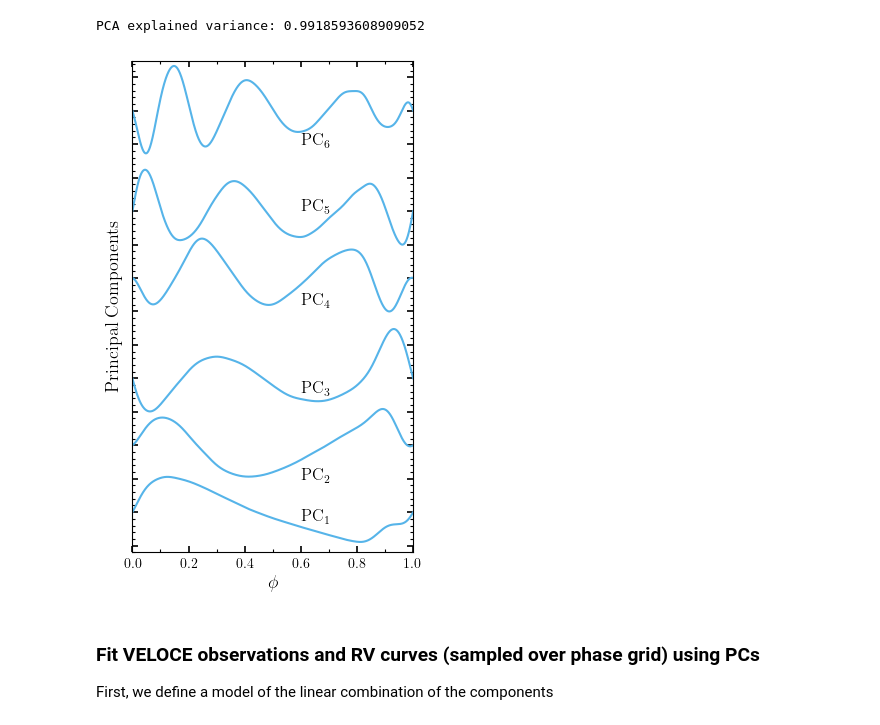
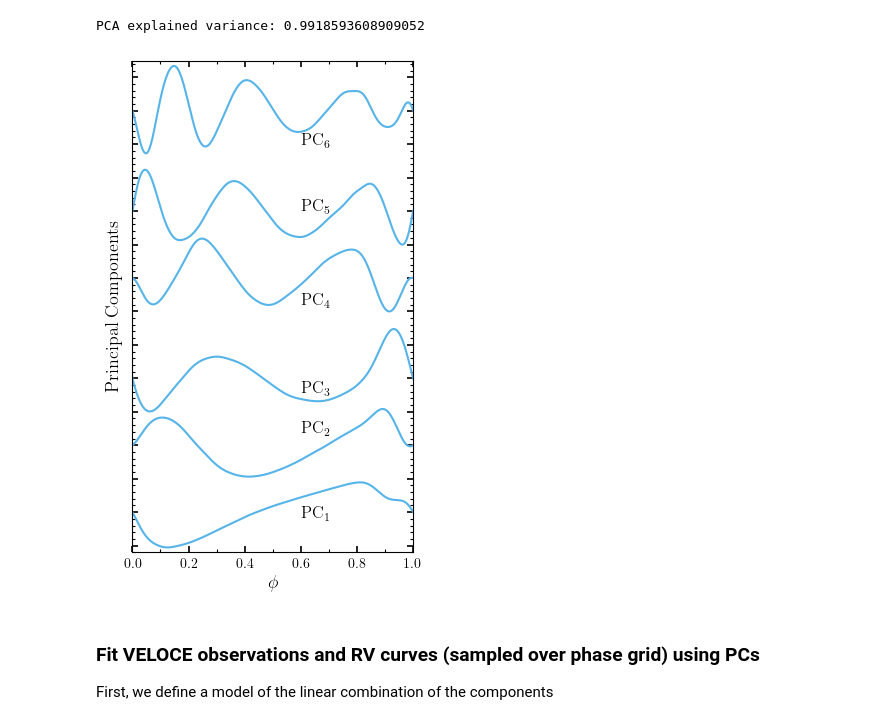
Before and after one commit to giordiviv/veloce-framework, a Jupyter notebook: notebooks/veloceIII_framework.ipynb, the cells around one changed output. Saved outputs shown, nothing was run; the diff lists cells and outputs as text; code cells hidden in the pictures.

```diff
--- a/notebooks/veloceIII_framework.ipynb
+++ b/notebooks/veloceIII_framework.ipynb
@@ -438,5 +443,5 @@ Set a path to save our results
 # %%
-saving_dir = Path(os.environ.get("RESULTS_DIR", "")).expanduser()
+saving_dir = Path(os.environ.get("RESULTS_DIR", "")).expanduser() / "veloce_III"
 saving_dir.mkdir(exist_ok=True)
 # %% [markdown]
 We divide the data in train and test set (15% test set)
@@ -451,9 +456,7 @@ idx_train, idx_test = train_test_split(
     random_state=40,
 )
 veloce_headers["SET"] = "train"
-for idx, _ in veloce_headers.iterrows():
-    if idx in idx_test:
-        veloce_headers.loc[idx, "SET"] = "test"
+veloce_headers.iloc[idx_test, veloce_headers.columns.get_loc("SET")] = "test"
 
 # Number of training and test samples
 n_train = np.sum(veloce_headers["SET"] == "train")
@@ -569,7 +618,4 @@ fig.savefig(saving_dir / "scaled_fourier_series.pdf")
 # %%
-pca = PCA(n_components=20, svd_solver="full")
-pca.fit(scaled_training_sample)
-
 # Plot the explained variance ratio
 width = 3.46
 height = width * 1.618 / 2
@@ -615,6 +661,8 @@ Number of components retained: 6
 pca = PCA(n_components=6, svd_solver="full")
 pca.fit(scaled_training_sample)
 print(f"PCA explained variance: {sum(pca.explained_variance_ratio_)}")  # noqa: T201
+pca.components_[0] *= -1
+# Changed sign to make a later comparison easier (Fourier ratios in VELOCE DR1)
 # %% [output]
 PCA explained variance: 0.9918593608909052
 # %%
@@ -633,41 +681,43 @@ for i, component in enumerate(pca.components_):
     )
 
     y = (component[600] + offset_plot_comp[i]) + 0.01
+    if i == 0:
+        y -= 0.04
     if i == 1:
-        y -= 0.04
+        y += 0.03
     if i == 3:  # noqa: PLR2004
         y -= 0.04
     if i == 4:  # noqa: PLR2004
         y += 0.03
     if i == 5:  # noqa: PLR2004
         y -= 0.03
 
     x = 0.6
 
     axs.text(
         x,
         y,
         r"$\rm{PC_" + str(i + 1) + "}$",
         fontsize=12,
         color=color_safe["black"],
         weight="heavy",
     )
 
 x_ticks = np.arange(-0.4, 1.6, 0.2)
 x_ticks_minor = np.arange(-0.4, 1.6, 0.1)
 vf.plot.format_xticks(axs, x_ticks, x_ticks_minor)
 axs.set_xlim(0, 1)
 y_ticks = np.arange(-0.1, 0.11 + np.max(offset_plot_comp) + 0.1, 0.05)
 y_ticks_minor = np.arange(-0.08, 0.08 + np.max(offset_plot_comp) + 0.1, 0.01)
 vf.plot.format_yticks(axs, y_ticks, y_ticks_minor)
 axs.set_ylim(-0.06, 0.074 + np.max(offset_plot_comp))
 axs.get_yaxis().set_ticklabels([])
 axs.set_xlabel(r"$\phi$", fontsize=label_size + 2)
 axs.set_ylabel("Principal Components", fontsize=label_size + 2)
 fig.tight_layout()
 plt.savefig(saving_dir / "pca_components.pdf", format="pdf")
 # %% [output]
-[figure, old version]
+[figure, new version]
 # %% [markdown]
 ### Fit VELOCE observations and RV curves (sampled over phase grid) using PCs
 
```
Also changed, not shown: parts of 19 cells of this notebook.
